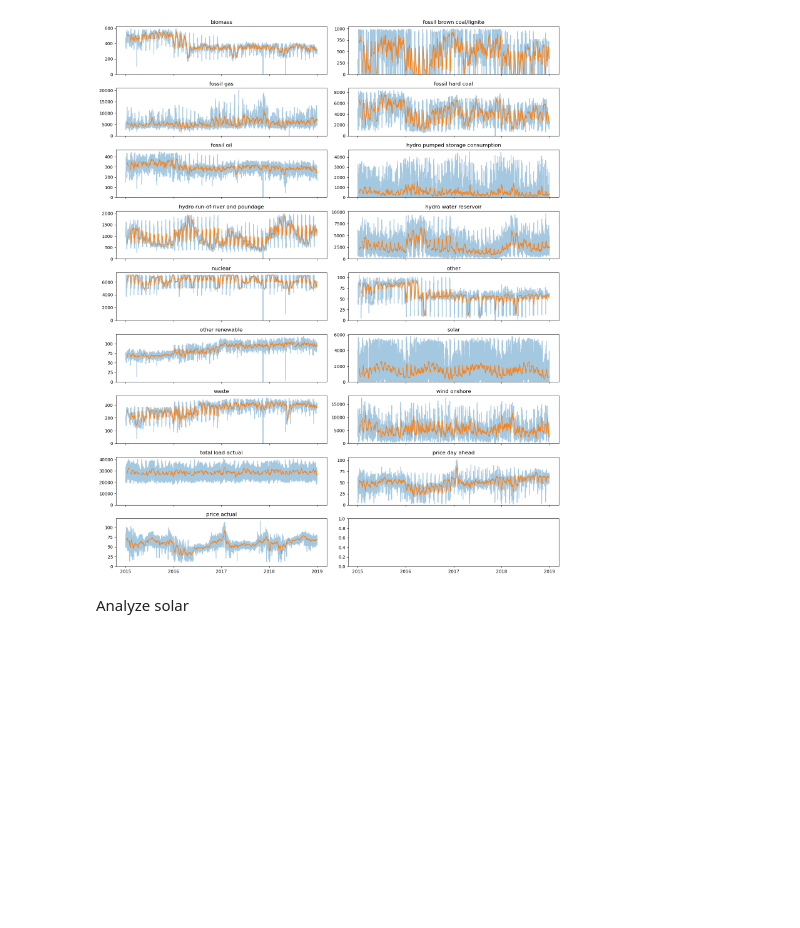
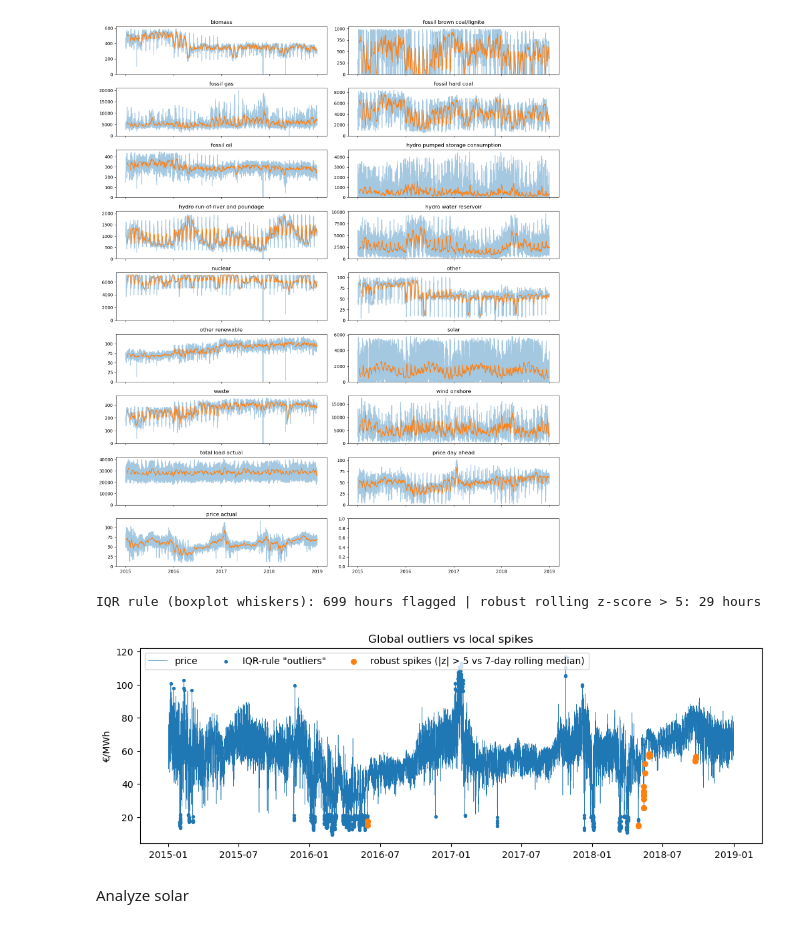
Before and after one commit to testqs-5/anlysis, a Jupyter notebook: second_try.ipynb, the cells around one changed output. Cells and saved outputs as stored; diff of their text form; code cells hidden in the pictures; blank space fills up the shorter version.

```diff
--- a/second_try.ipynb
+++ b/second_try.ipynb
@@ -103,6 +126,40 @@ plt.tight_layout()
 plt.show()
 # %% [output]
 [figure]
+# %%
+rolling_median = supply['price actual'].rolling(24 * 7, center=True, min_periods=24).median()
+
+rolling_mad = ((supply['price actual'] - rolling_median).abs().rolling(24 * 7, center=True, min_periods=24).median())
+
+robust_z = (supply['price actual'] - rolling_median) / (1.4826 * rolling_mad)
+spikes = robust_z.abs() > 5
+
+q1, q3 = supply['price actual'].quantile([0.25, 0.75])
+
+iqr_flags = ((supply['price actual'] < q1 - 1.5 * (q3 - q1))| (supply['price actual'] > q3 + 1.5 * (q3 - q1)))
+
+print(
+    f'IQR rule (boxplot whiskers): {iqr_flags.sum()} hours flagged | '
+    f'robust rolling z-score > 5: {spikes.sum()} hours'
+)
+
+fig, ax = plt.subplots(figsize=(12, 3.8))
+
+ax.plot(supply['price actual'].index, supply['price actual'], linewidth=0.4, label='price')
+
+ax.scatter(supply['price actual'].index[iqr_flags], supply['price actual'][iqr_flags], s=8, label='IQR-rule "outliers"',zorder=2)
+
+ax.scatter(supply['price actual'].index[spikes], supply['price actual'][spikes], s=30, linewidth=1,
+           label='robust spikes (|z| > 5 vs 7-day rolling median)',zorder=3)
+
+ax.set(title='Global outliers vs local spikes', ylabel='€/MWh')
+
+ax.legend(loc='upper left', ncol=3)
+
+plt.show()
+# %% [output]
+IQR rule (boxplot whiskers): 699 hours flagged | robust rolling z-score > 5: 29 hours
+[figure, added]
 # %% [markdown]
 Analyze solar
 # %%
```
Also changed, not shown: parts of 10 cells of this notebook, 1 other file.
